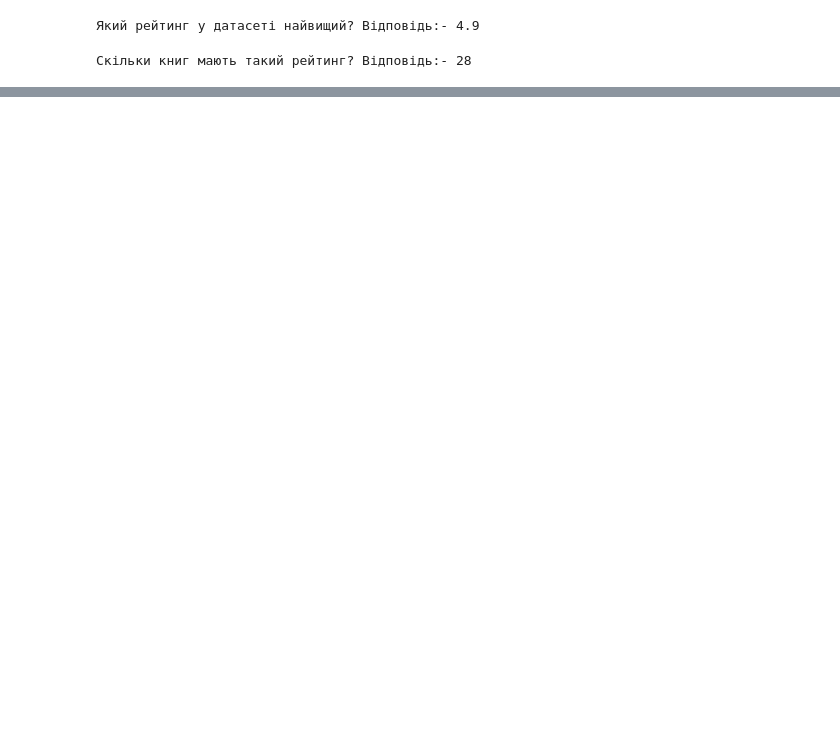
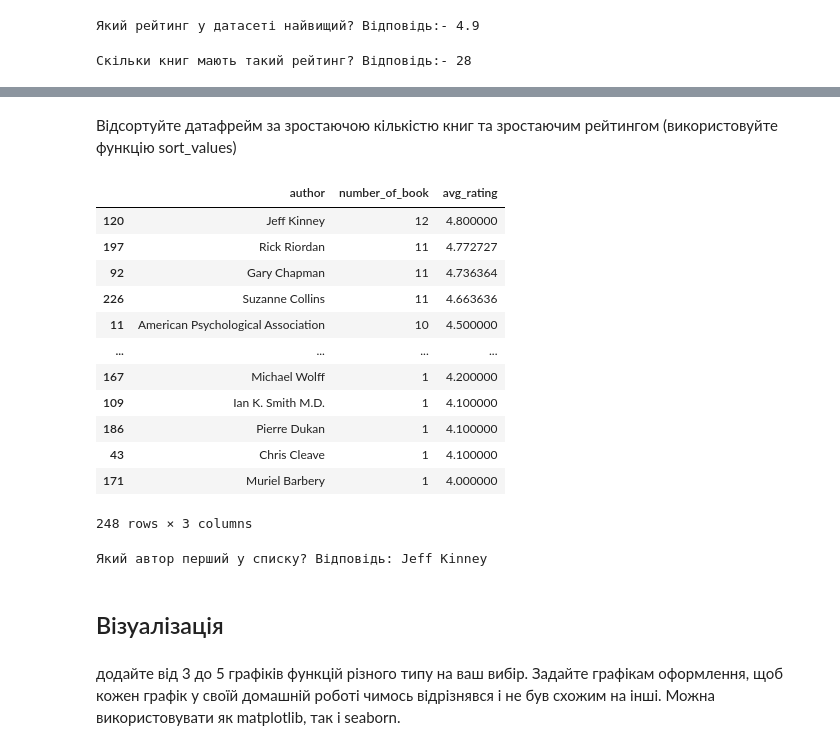
Before and after one commit to OleksandrGnatiuk/python_DS_02, a Jupyter notebook: HW_02_3.ipynb, the cells around one changed output, grey strips where cells are left out. Drawn from its saved outputs; the diff is of its cells as text; code cells hidden in the pictures; blank space fills up the shorter version.

```diff
--- a/HW_02_3.ipynb
+++ b/HW_02_3.ipynb
@@ -134,0 +276,27 @@ print(f"Скільки книг мають такий рейтинг? Відпо
+# %% [markdown]
+Відсортуйте датафрейм за зростаючою кількістю книг та зростаючим рейтингом (використовуйте функцію sort_values)
+# %%
+df.sort_values(['number_of_book', 'avg_rating'], ascending=False, inplace=True)
+df
+# %% [output]
+|  | author | number_of_book | avg_rating |
+| 120 | Jeff Kinney | 12 | 4.800000 |
+| 197 | Rick Riordan | 11 | 4.772727 |
+| 92 | Gary Chapman | 11 | 4.736364 |
+| 226 | Suzanne Collins | 11 | 4.663636 |
+| 11 | American Psychological Association | 10 | 4.500000 |
+| ... | ... | ... | ... |
+| 167 | Michael Wolff | 1 | 4.200000 |
+| 109 | Ian K. Smith M.D. | 1 | 4.100000 |
+| 186 | Pierre Dukan | 1 | 4.100000 |
+| 43 | Chris Cleave | 1 | 4.100000 |
+| 171 | Muriel Barbery | 1 | 4.000000 |
+248 rows × 3 columns
+# %%
+print(f"Який автор перший у списку? Відповідь: {df.author.iloc[0]}")
+# %% [output]
+Який автор перший у списку? Відповідь: Jeff Kinney
+# %% [markdown]
+## Візуалізація
+# %% [markdown]
+додайте від 3 до 5 графіків функцій різного типу на ваш вибір. Задайте графікам оформлення, щоб кожен графік у своїй домашній роботі чимось відрізнявся і не був схожим на інші. Можна використовувати як matplotlib, так і seaborn.
```
Also changed, not shown: parts of 25 cells of this notebook, 1 other file.
